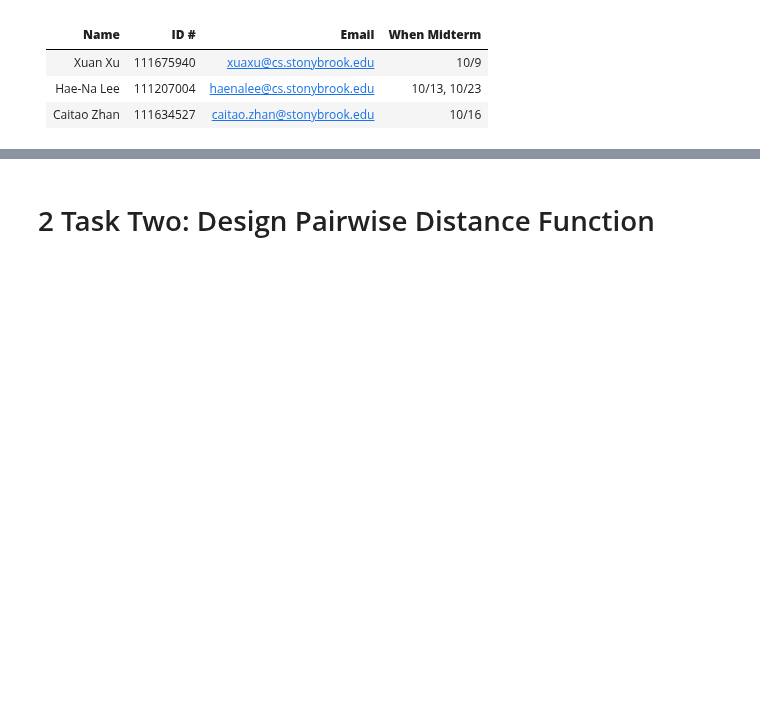
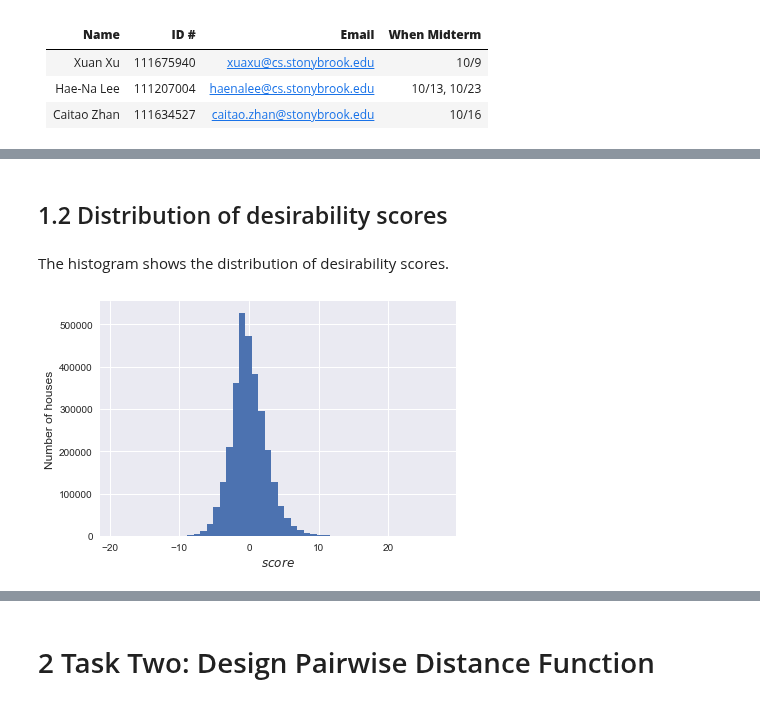
Before and after one commit to caitaozhan/CSE519-Homework-Project, a Jupyter notebook: HW3/HW3.ipynb, the cells around one changed output, grey strips where cells are left out. Cells and saved outputs as stored; diff of their text form; code cells hidden in the pictures; blank space fills up the shorter version.

```diff
--- a/HW3/HW3.ipynb
+++ b/HW3/HW3.ipynb
@@ -33,7 +53,6 @@ df_train16 = pd.read_csv('../data/train_2016_v2.csv')
 # %%
 # Read the property data
-property_data_2016 = df_house16
-property_data_2017 = df_house17
+property_2017 = df_house17
 # %%
 # Extract the features to analyze
 feature_list = ['parcelid','bedroomcnt','buildingqualitytypeid',
@@ -91,3 +103,21 @@ desirability_score = pd.DataFrame(scoring_dataset.bedroomcnt
 # %%
 # Append the desirability score to the dataset
 scoring_result = pd.concat([scoring_dataset, desirability_score], axis=1)
+# %% [markdown]
+## 1.2 Distribution of desirability scores
+# %% [markdown]
+The histogram shows the distribution of desirability scores.
+# %%
+# Plot. Histogram of score
+num_bins = 50
+ax = plt.subplot()
+n, bins, patches = ax.hist(scoring_result.score, num_bins)
+
+ax.set_xlabel('$score$', fontsize=12)
+ax.set_ylabel('Number of houses', fontsize=12)
+#ax.set_title('Histogram of $score$', fontsize=12)
+
+plt.tight_layout()
+plt.show()
+# %% [output]
+[figure, added]
```
Also changed, not shown: parts of 26 cells of this notebook, 1 other file.
